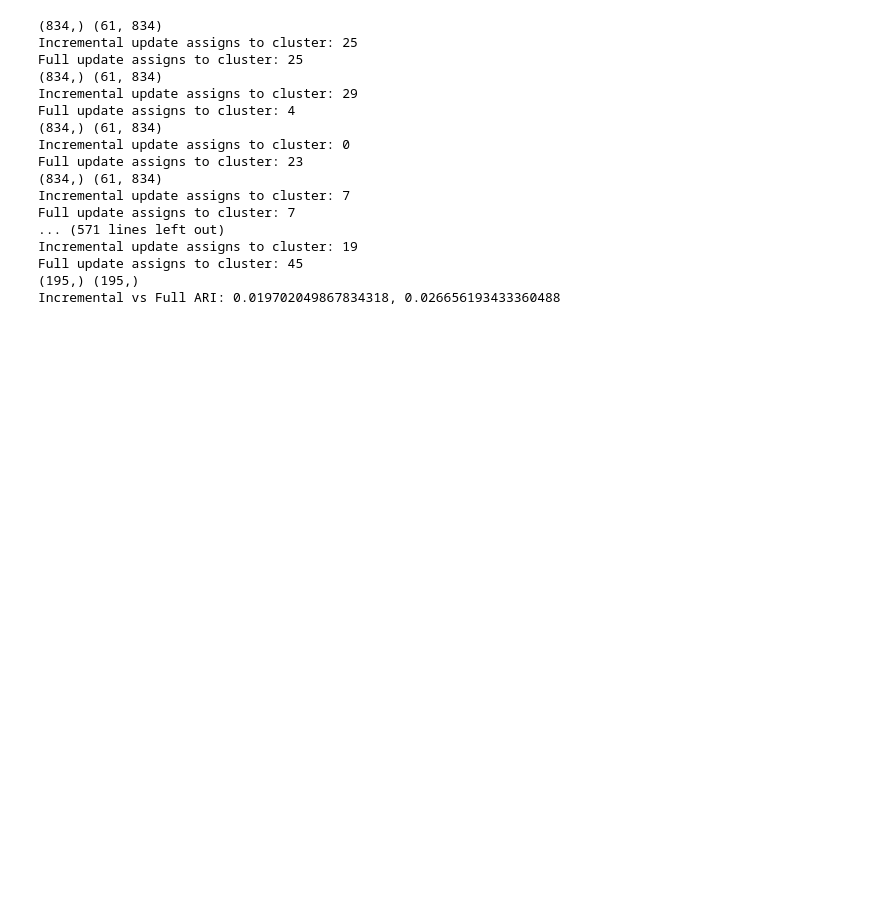
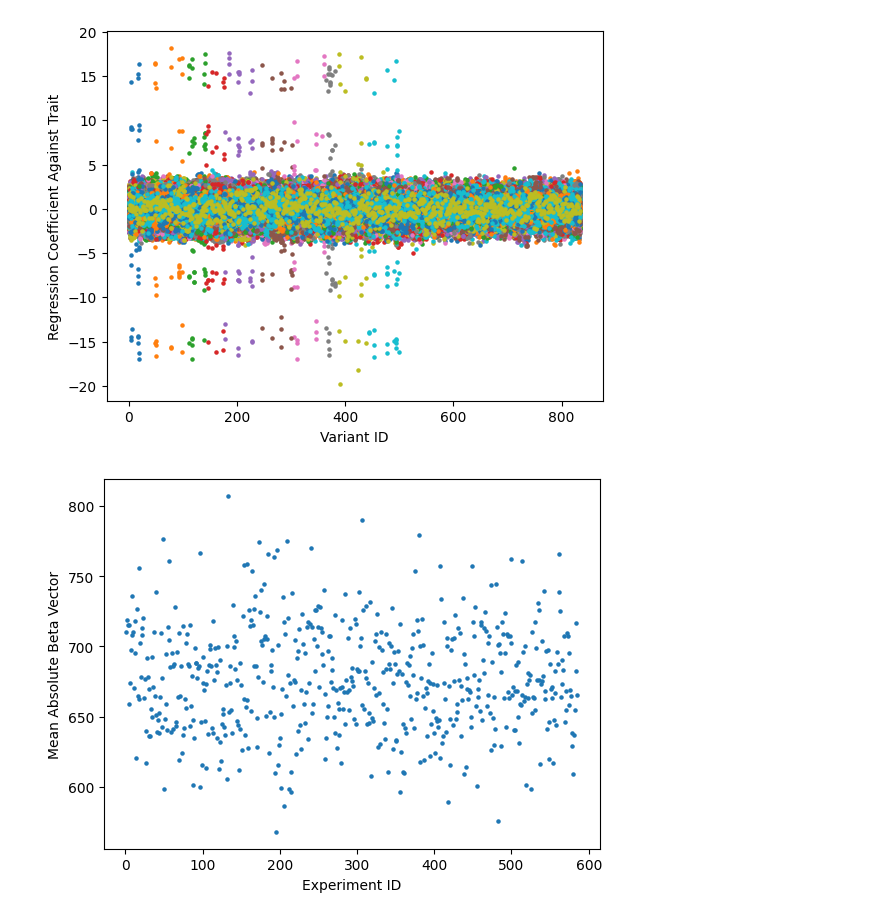
Before and after one commit to bmartin9/DataDive, a Jupyter notebook: kmeans.ipynb, the cells around one changed output. Saved outputs shown, nothing was run; the diff lists cells and outputs as text; code cells hidden in the pictures; blank space fills up the shorter version.

Commit message:
Kmeans and labf sim

```diff
--- a/kmeans.ipynb
+++ b/kmeans.ipynb
@@ -13,13 +15,0 @@ train = pd.read_csv(data_dir + "betas_train.csv")
-# %%
-train_betas = train.iloc[:, 1:-2]
-train_betas=train_betas.div(train_betas.abs().sum(axis="columns"), axis=0)
-train_clusters = train.iloc[:, -1].astype(int)
-unique_train_clusters = train_clusters.unique()
-n_classes = train_clusters.unique().shape[0]
-true_train_clusters = np.array([train_betas[train_clusters == c].mean(axis=0) for c in unique_train_clusters]).reshape(n_classes, train_betas.shape[-1])
-# Use the new colormap interface (Matplotlib ≥ 3.7)
-cmap = matplotlib.colormaps.get_cmap('tab10').resampled(n_classes)
-# Assign a unique color to each unique label
-color_dict = {label: cmap(i) for i, label in enumerate(train_clusters.unique())}
-colors = np.array([color_dict[label] for label in train_clusters])
-print(train_betas.shape)
@@ -90,49 +109,0 @@ Train ARI: 1.0
-# %%
-# Stream in the data one point at a time
-inc_clusters = []
-fclusters = []
-Nt = train_betas.shape[0]
-for k, row in val_betas.iterrows():
-    print(row.shape, train_centroids.shape)
-    cidx = np.argmin(np.sum(np.power(train_centroids - row.to_numpy().reshape(1, -1),2), axis=-1)).item()
-    inc_cluster = cidx
-    inc_clusters.append(inc_cluster)
-    print(f"Incremental update assigns to cluster: {inc_cluster}")
-
-    # Update the centroid
-    num_samples_per_cluster[cidx] +=1
-    train_centroids[cidx, :] += (row.to_numpy()-train_centroids[cidx, :]) / num_samples_per_cluster[cidx]
-
-    n_full_unique_clusters = np.unique(np.concatenate([train_clusters.to_numpy().flatten(),val_clusters[:k+1].to_numpy().flatten()])).shape[0]
-
-    full_kmeans = KMeans(n_clusters=n_full_unique_clusters, random_state=42, n_init='auto')
-
-    assert (val_betas.iloc[k,:] == row).all()
-    full_kmeans.fit(pd.concat([train_betas, val_betas.iloc[:k+1, :]], axis=0))
-    new_centroid = full_kmeans.cluster_centers_[full_kmeans.labels_[-1].item(), :]
-    fcluster = np.argmin(np.sum(np.power(train_centroids - new_centroid.reshape(1, -1),2), axis=-1)).item()
-    print(f"Full update assigns to cluster: {fcluster}")
-    fclusters.append(fcluster)
-
-print(np.array(inc_clusters).shape, np.array(fclusters).shape)
-inc_ari = adjusted_rand_score(val_clusters, inc_clusters)
-fari = adjusted_rand_score(val_clusters, fclusters)
-print(f"Incremental vs Full ARI: {inc_ari}, {fari}")
-# %% [output]
-(834,) (61, 834)
-Incremental update assigns to cluster: 25
-Full update assigns to cluster: 25
-(834,) (61, 834)
-Incremental update assigns to cluster: 29
-Full update assigns to cluster: 4
-(834,) (61, 834)
-Incremental update assigns to cluster: 0
-Full update assigns to cluster: 23
-(834,) (61, 834)
-Incremental update assigns to cluster: 7
-Full update assigns to cluster: 7
-... (571 lines left out)
-Incremental update assigns to cluster: 19
-Full update assigns to cluster: 45
-(195,) (195,)
-Incremental vs Full ARI: 0.019702049867834318, 0.026656193433360488
@@ -138,0 +123,6 @@ Incremental vs Full ARI: 0.019702049867834318, 0.026656193433360488
+# %%
+train_betas, true_train_cluster_indices, true_train_unique_clusters, true_train_cluster_centers, colors = get_train(data_dir=data_dir)
+visualise_train_betas(train_betas=train_betas, colors=colors)
+# %% [output]
+[figure, added]
+[figure, added]
```
Also changed, not shown: parts of 12 cells of this notebook, 1 other file.
